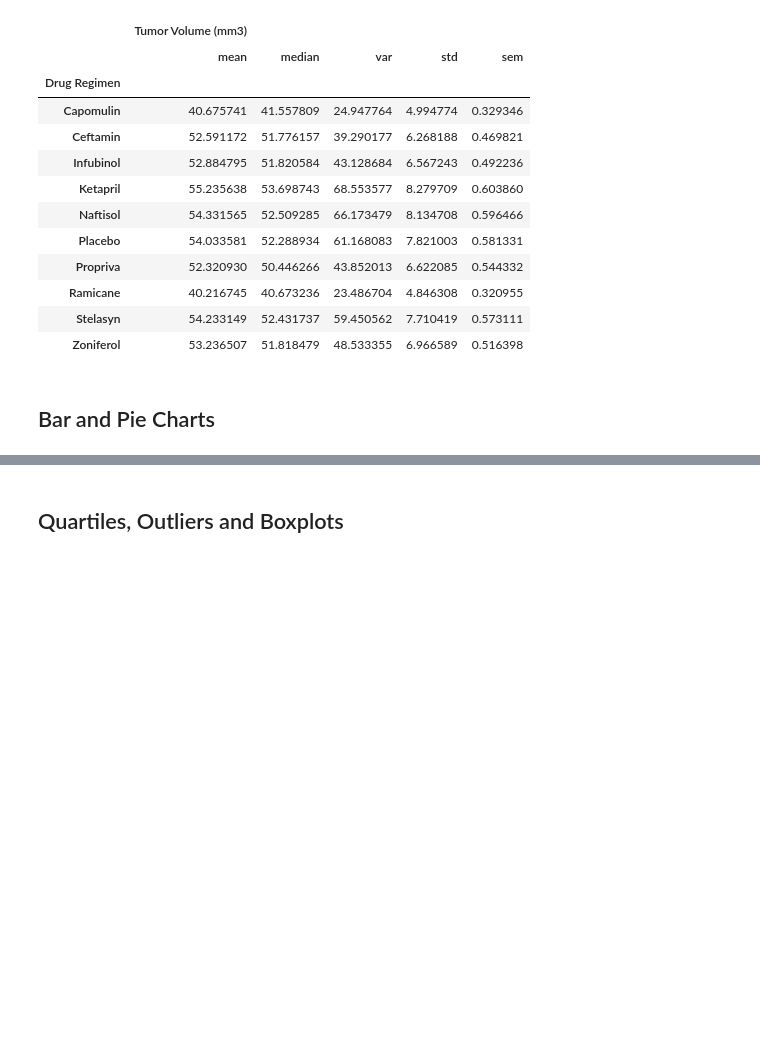
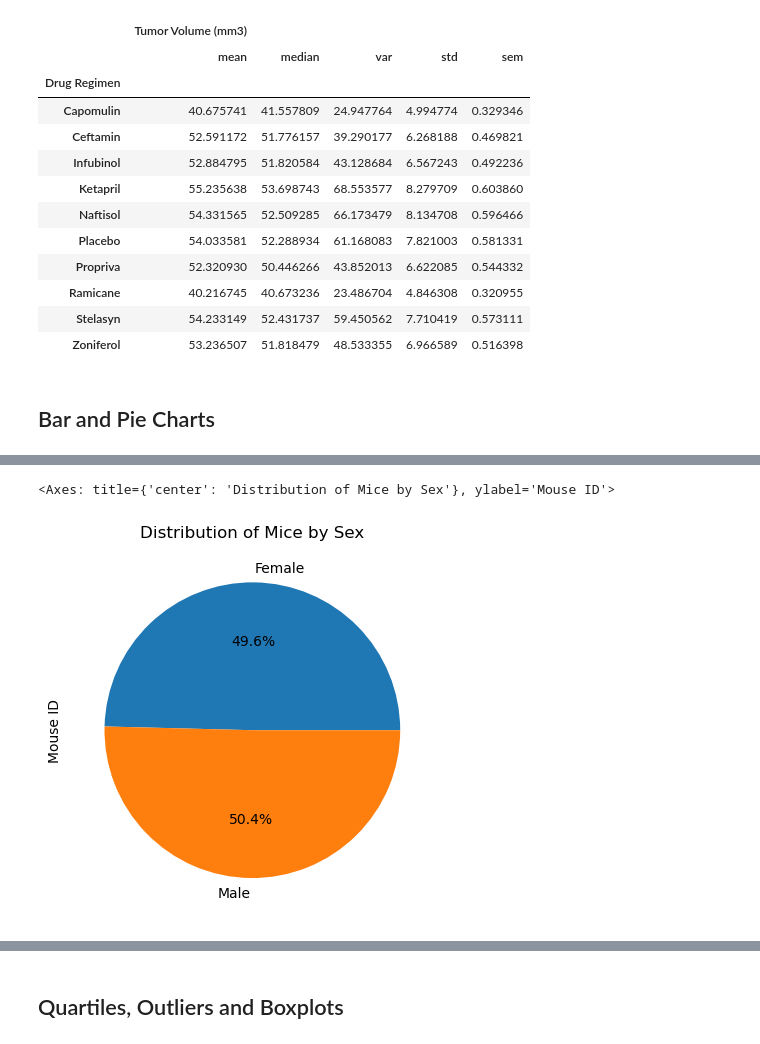
Before and after one commit to la220385/Data-Visualization-Challenge, a Jupyter notebook: pymaceuticals_starter.ipynb, the cells around one changed output, grey strips where cells are left out. Saved outputs shown, nothing was run; the diff lists cells and outputs as text; code cells hidden in the pictures; blank space fills up the shorter version.

```diff
--- a/pymaceuticals_starter.ipynb
+++ b/pymaceuticals_starter.ipynb
@@ -145,9 +165,14 @@ summary_agg
 # %%
 # Generate a pie chart, using Pandas, showing the distribution of unique female versus male mice used in the study
+import pandas as pd
 
 # Get the unique mice with their gender
-
+gender_counts = cleaned_data.groupby('Sex')['Mouse ID'].nunique()
 
 # Make the pie chart
+gender_counts.plot(kind='pie', autopct='%1.1f%%', title='Distribution of Mice by Sex')
+# %% [output]
+<Axes: title={'center': 'Distribution of Mice by Sex'}, ylabel='Mouse ID'>
+[figure, added]
 # %%
 # Generate a pie chart, using pyplot, showing the distribution of unique female versus male mice used in the study
```
Also changed, not shown: parts of 4 cells of this notebook.
